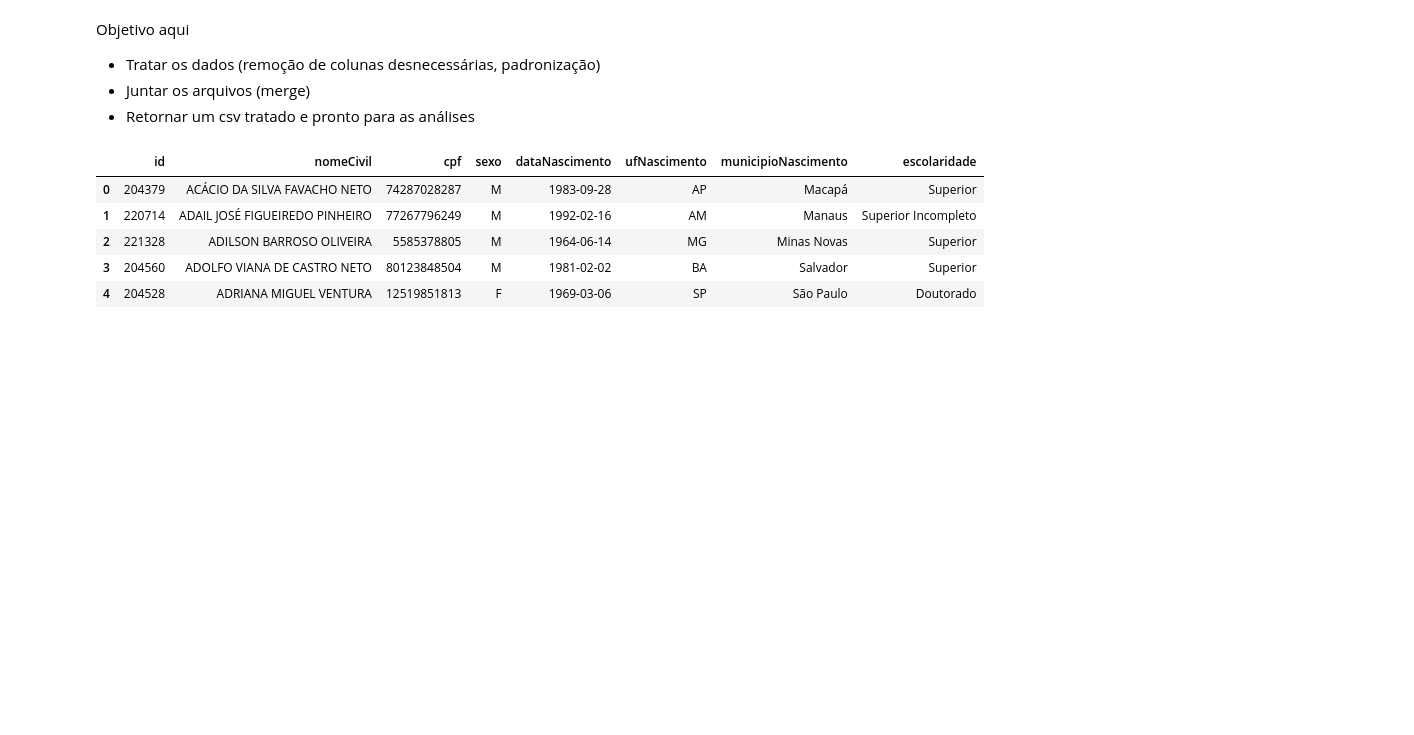
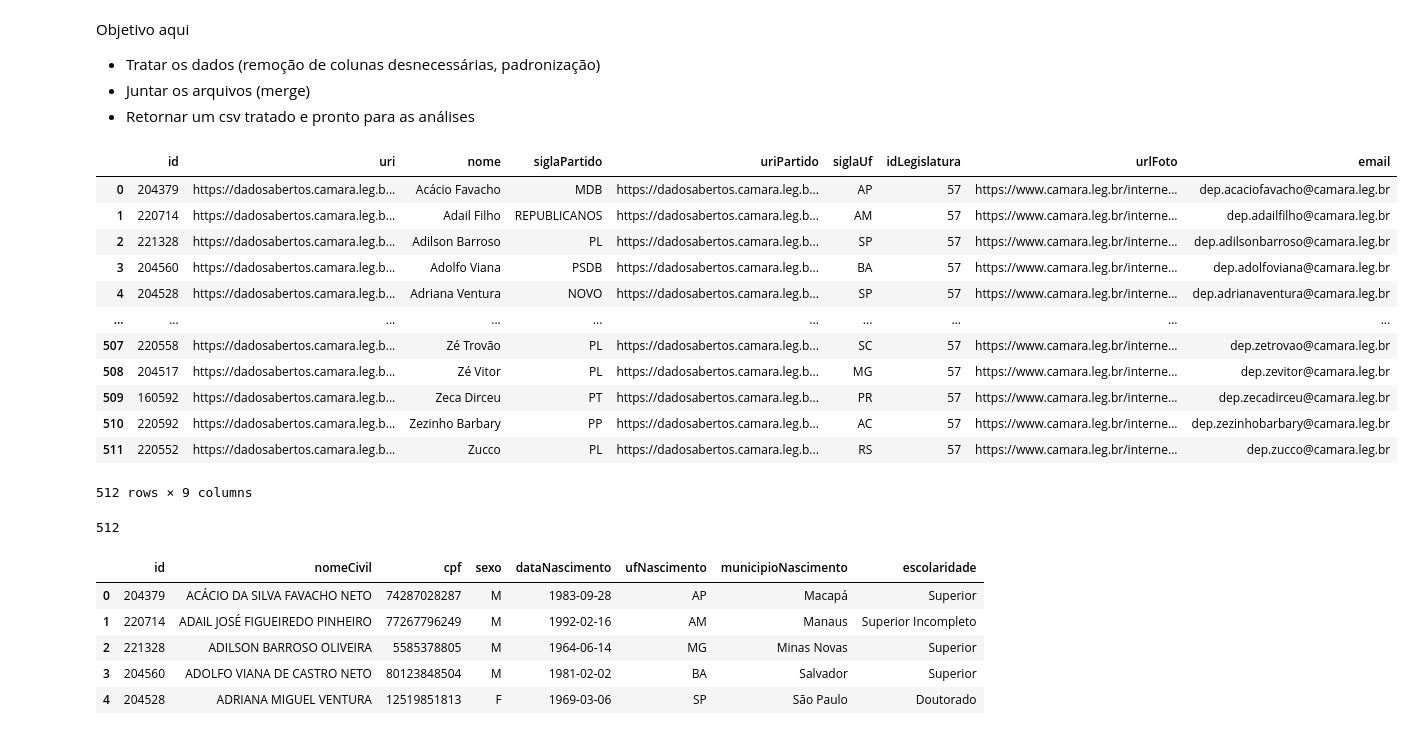
Before and after one commit to Alan-oliveira-analytics/analisa_politico, a Jupyter notebook: notebooks/tratamento_dados.ipynb, the cells around one changed output. Cells and saved outputs as stored; diff of their text form; code cells hidden in the pictures; blank space fills up the shorter version.

```diff
--- a/notebooks/tratamento_dados.ipynb
+++ b/notebooks/tratamento_dados.ipynb
@@ -10,10 +10,31 @@ import numpy as np
 # %%
 # lendo as bases
 
-df_deputados = pd.read_csv('../data/tb_deputados.csv')
+df_deputados = pd.read_csv('../data/dimensao_deputados.csv')
 df_info_deputados = pd.read_csv('../data/info_deputados.csv')
 df_despesas = pd.read_csv('../data/despesas_deputados.csv')
 df_votacoes = pd.read_csv('../data/votacoes_informacoes.csv')
+# %%
+df_deputados
+# %% [output]
+|  | id | uri | nome | siglaPartido | uriPartido | siglaUf | idLegislatura | urlFoto | email |
+| 0 | 204379 | https://dadosabertos.camara.leg.b... | Acácio Favacho | MDB | https://dadosabertos.camara.leg.b... | AP | 57 | https://www.camara.leg.br/interne... | dep.acaciofavacho@camara.leg.br |
+| 1 | 220714 | https://dadosabertos.camara.leg.b... | Adail Filho | REPUBLICANOS | https://dadosabertos.camara.leg.b... | AM | 57 | https://www.camara.leg.br/interne... | dep.adailfilho@camara.leg.br |
+| 2 | 221328 | https://dadosabertos.camara.leg.b... | Adilson Barroso | PL | https://dadosabertos.camara.leg.b... | SP | 57 | https://www.camara.leg.br/interne... | dep.adilsonbarroso@camara.leg.br |
+| 3 | 204560 | https://dadosabertos.camara.leg.b... | Adolfo Viana | PSDB | https://dadosabertos.camara.leg.b... | BA | 57 | https://www.camara.leg.br/interne... | dep.adolfoviana@camara.leg.br |
+| 4 | 204528 | https://dadosabertos.camara.leg.b... | Adriana Ventura | NOVO | https://dadosabertos.camara.leg.b... | SP | 57 | https://www.camara.leg.br/interne... | dep.adrianaventura@camara.leg.br |
+| ... | ... | ... | ... | ... | ... | ... | ... | ... | ... |
+| 507 | 220558 | https://dadosabertos.camara.leg.b... | Zé Trovão | PL | https://dadosabertos.camara.leg.b... | SC | 57 | https://www.camara.leg.br/interne... | dep.zetrovao@camara.leg.br |
+| 508 | 204517 | https://dadosabertos.camara.leg.b... | Zé Vitor | PL | https://dadosabertos.camara.leg.b... | MG | 57 | https://www.camara.leg.br/interne... | dep.zevitor@camara.leg.br |
+| 509 | 160592 | https://dadosabertos.camara.leg.b... | Zeca Dirceu | PT | https://dadosabertos.camara.leg.b... | PR | 57 | https://www.camara.leg.br/interne... | dep.zecadirceu@camara.leg.br |
+| 510 | 220592 | https://dadosabertos.camara.leg.b... | Zezinho Barbary | PP | https://dadosabertos.camara.leg.b... | AC | 57 | https://www.camara.leg.br/interne... | dep.zezinhobarbary@camara.leg.br |
+| 511 | 220552 | https://dadosabertos.camara.leg.b... | Zucco | PL | https://dadosabertos.camara.leg.b... | RS | 57 | https://www.camara.leg.br/interne... | dep.zucco@camara.leg.br |
+512 rows × 9 columns
+# %%
+unicos_deputados = df_deputados['id'].unique()
+len(unicos_deputados)
+# %% [output]
+512
 # %%
 df_info_deputados.drop(columns=['Unnamed: 0'], inplace=True)
 df_info_deputados.head()
```
Also changed, not shown: 5 other files.
